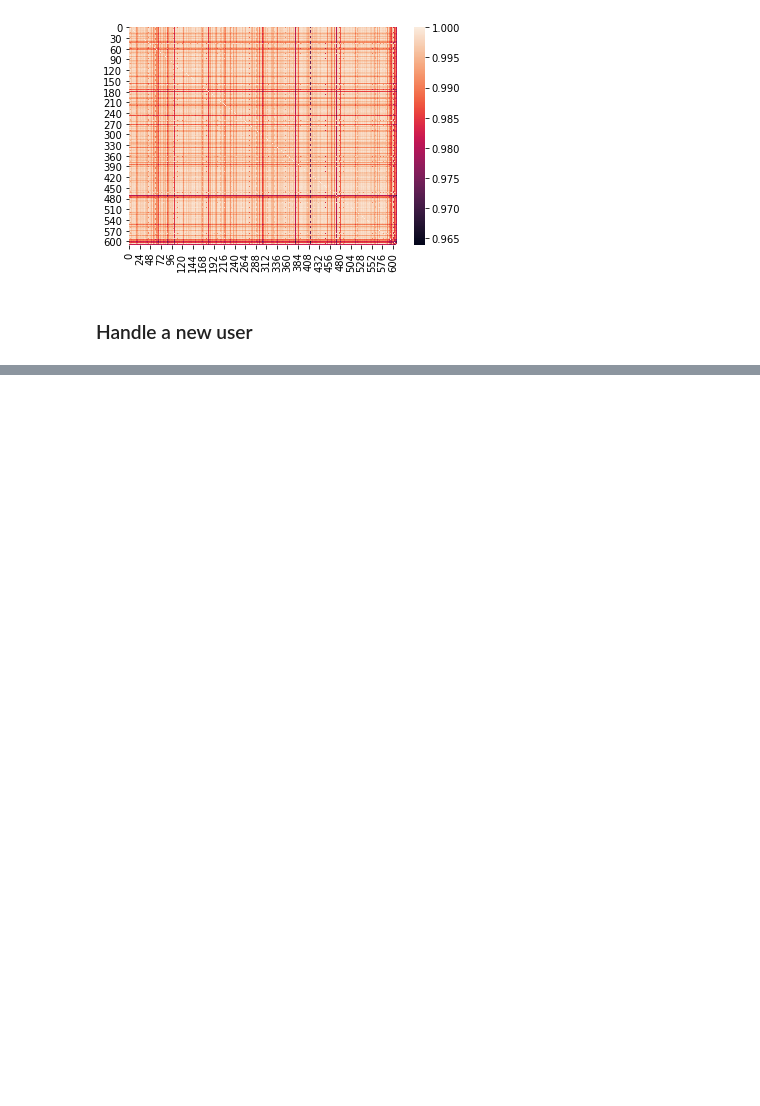
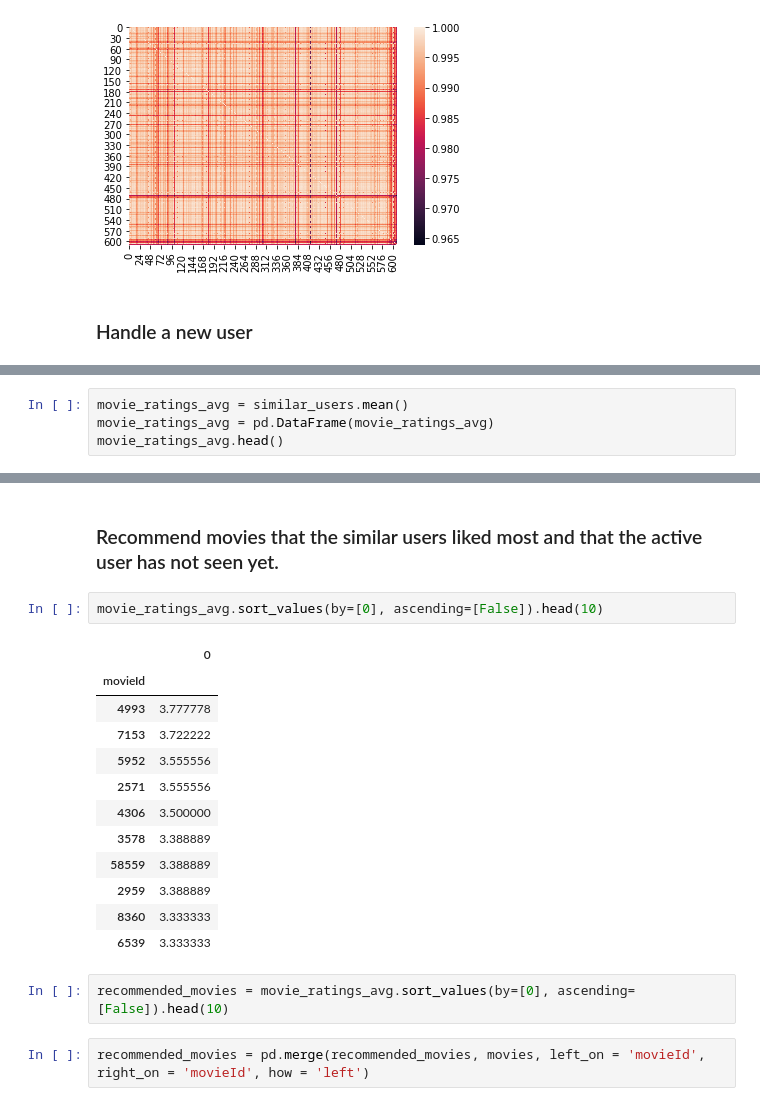
Before and after one commit to brauliotegui/POPCORN, a Jupyter notebook: Colab_Filt.ipynb, the cells around one changed output, grey strips where cells are left out. Drawn from its saved outputs; the diff is of its cells as text; blank space fills up the shorter version.

```diff
--- a/Colab_Filt.ipynb
+++ b/Colab_Filt.ipynb
@@ -114,0 +161,4 @@ array([[1.]])
+# %%
+movie_ratings_avg = similar_users.mean()
+movie_ratings_avg = pd.DataFrame(movie_ratings_avg)
+movie_ratings_avg.head()
@@ -114,0 +173,21 @@ array([[1.]])
+# %% [markdown]
+### Recommend movies that the similar users liked most and that the active user has not seen yet.
+# %%
+movie_ratings_avg.sort_values(by=[0], ascending=[False]).head(10)
+# %% [output]
+|  | 0 |
+| movieId |  |
+| 4993 | 3.777778 |
+| 7153 | 3.722222 |
+| 5952 | 3.555556 |
+| 2571 | 3.555556 |
+| 4306 | 3.500000 |
+| 3578 | 3.388889 |
+| 58559 | 3.388889 |
+| 2959 | 3.388889 |
+| 8360 | 3.333333 |
+| 6539 | 3.333333 |
+# %%
+recommended_movies = movie_ratings_avg.sort_values(by=[0], ascending=[False]).head(10)
+# %%
+recommended_movies = pd.merge(recommended_movies, movies, left_on = 'movieId', right_on = 'movieId', how = 'left')
```
Also changed, not shown: parts of 10 cells of this notebook, 1 other file.
